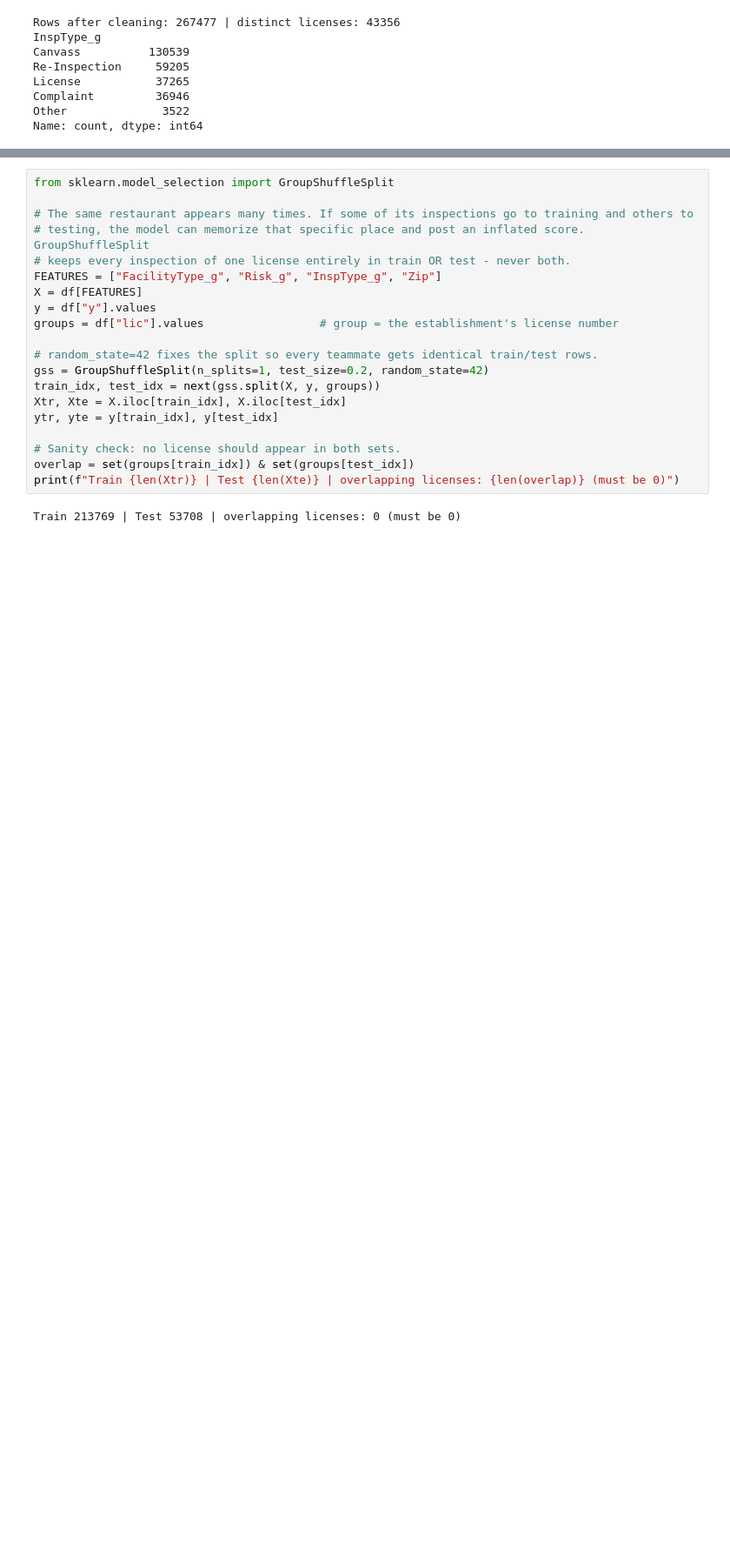
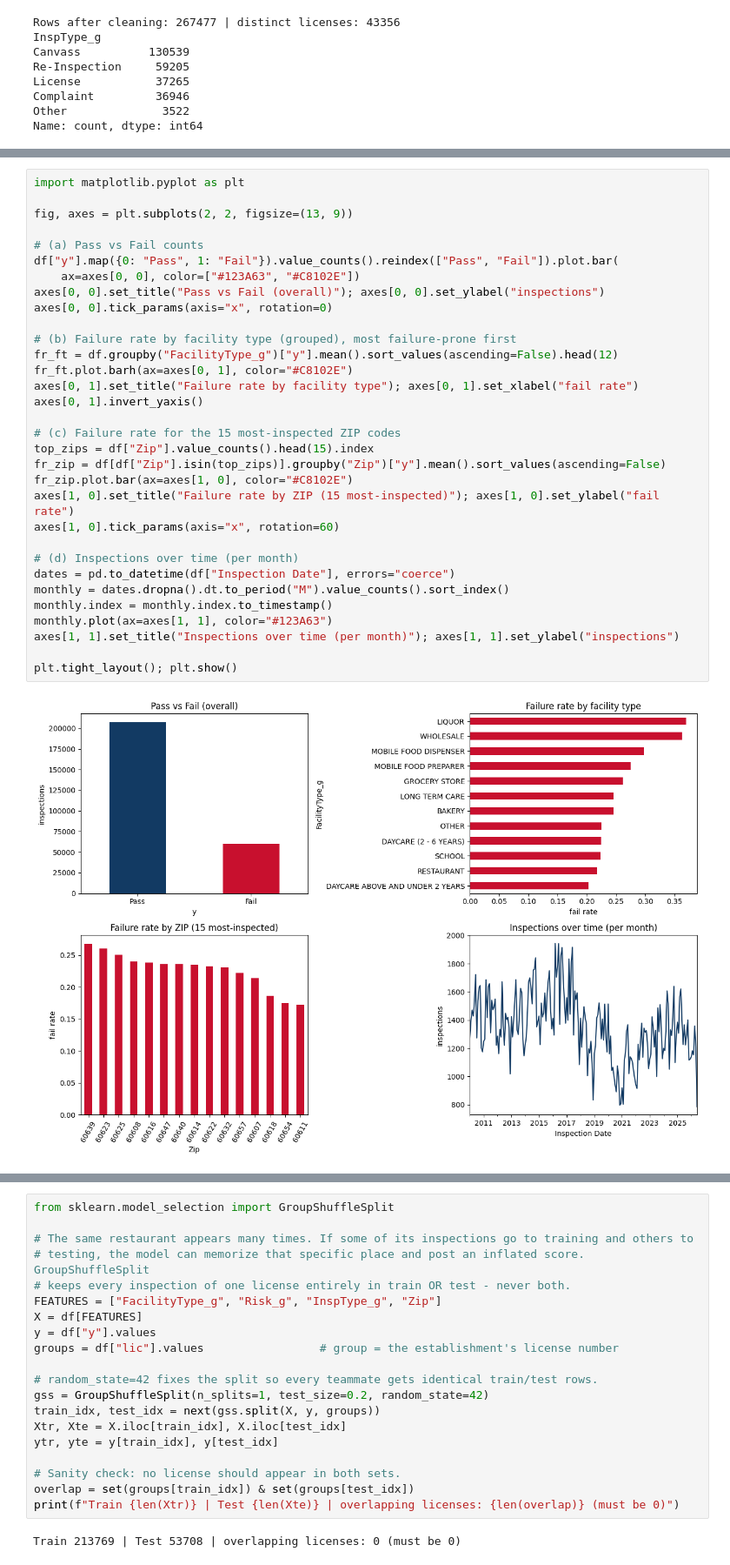
Before and after one commit to kh1z3r/chicago-food-inspections, a Jupyter notebook: food_inspections.ipynb, the cells around one changed output, grey strips where cells are left out. Shown at 87% size. Cells and saved outputs as stored; diff of their text form; blank space fills up the shorter version.

```diff
--- a/food_inspections.ipynb
+++ b/food_inspections.ipynb
@@ -101,0 +119,34 @@ Name: count, dtype: int64
+# %%
+import matplotlib.pyplot as plt
+
+fig, axes = plt.subplots(2, 2, figsize=(13, 9))
+
+# (a) Pass vs Fail counts
+df["y"].map({0: "Pass", 1: "Fail"}).value_counts().reindex(["Pass", "Fail"]).plot.bar(
+    ax=axes[0, 0], color=["#123A63", "#C8102E"])
+axes[0, 0].set_title("Pass vs Fail (overall)"); axes[0, 0].set_ylabel("inspections")
+axes[0, 0].tick_params(axis="x", rotation=0)
+
+# (b) Failure rate by facility type (grouped), most failure-prone first
+fr_ft = df.groupby("FacilityType_g")["y"].mean().sort_values(ascending=False).head(12)
+fr_ft.plot.barh(ax=axes[0, 1], color="#C8102E")
+axes[0, 1].set_title("Failure rate by facility type"); axes[0, 1].set_xlabel("fail rate")
+axes[0, 1].invert_yaxis()
+
+# (c) Failure rate for the 15 most-inspected ZIP codes
+top_zips = df["Zip"].value_counts().head(15).index
+fr_zip = df[df["Zip"].isin(top_zips)].groupby("Zip")["y"].mean().sort_values(ascending=False)
+fr_zip.plot.bar(ax=axes[1, 0], color="#C8102E")
+axes[1, 0].set_title("Failure rate by ZIP (15 most-inspected)"); axes[1, 0].set_ylabel("fail rate")
+axes[1, 0].tick_params(axis="x", rotation=60)
+
+# (d) Inspections over time (per month)
+dates = pd.to_datetime(df["Inspection Date"], errors="coerce")
+monthly = dates.dropna().dt.to_period("M").value_counts().sort_index()
+monthly.index = monthly.index.to_timestamp()
+monthly.plot(ax=axes[1, 1], color="#123A63")
+axes[1, 1].set_title("Inspections over time (per month)"); axes[1, 1].set_ylabel("inspections")
+
+plt.tight_layout(); plt.show()
+# %% [output]
+[figure, added]
```
Also changed, not shown: parts of 43 cells of this notebook.
